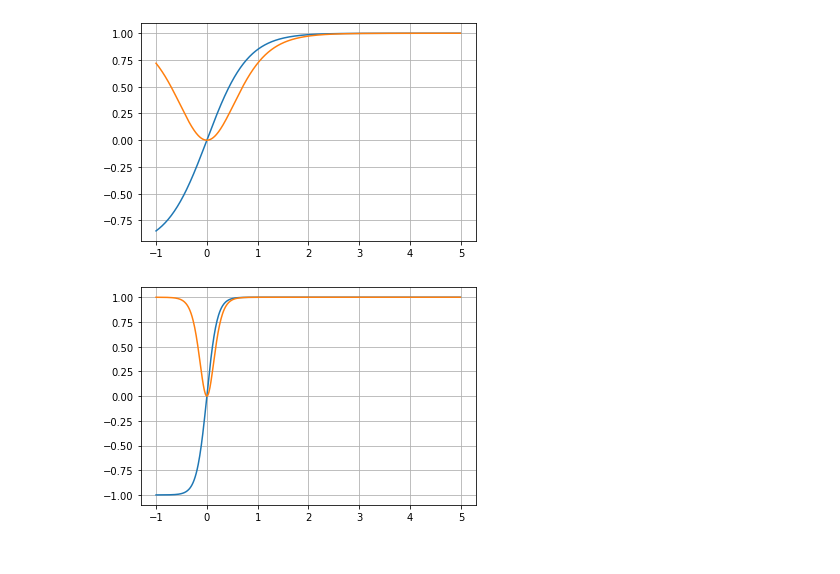
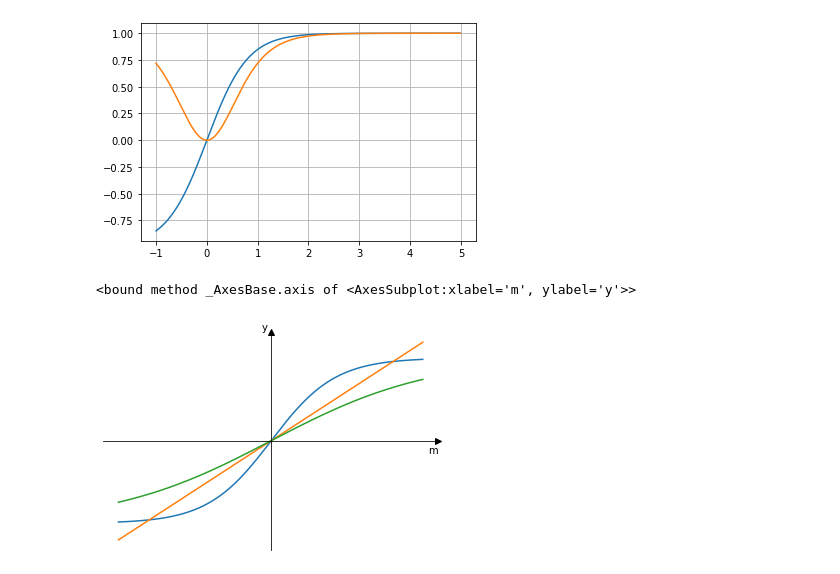
Before and after one commit to yamoyamoto/jupyter, a Jupyter notebook: fp_model/heaviside.ipynb, the cells around one changed output. Saved outputs shown, nothing was run; the diff lists cells and outputs as text; code cells hidden in the pictures.

```diff
--- a/fp_model/heaviside.ipynb
+++ b/fp_model/heaviside.ipynb
@@ -18,18 +18,42 @@ plt.show()
 # %% [output]
 [figure]
 # %%
-x = np.arange(-1, 5, 0.01) #
+from mpl_toolkits.axes_grid.axislines import SubplotZero
 
-T = 0.2
+x = np.arange(-1.2, 1.2, 0.01) #
+
+B = 2
 
 #　ステップ関数
-y_1 = np.tanh(x/T)
-y_2 = np.tanh(x/T) ** 2
+y_1 = np.tanh(2*x)
+y_2 = x
+y_3 = np.tanh(0.8*x)
+
 
 # グラフの設定
-plt.plot(x, y_1) # プロット
-plt.plot(x, y_2) # プロット
-plt.grid() # グリッド描画
-plt.show() # グラフを出力
+fig = plt.figure()
+ax= fig.add_subplot(1,1,1)
+
+ax.set_xticks([])
+ax.set_yticks([])
+
+ax.spines['bottom'].set_position(('data', 0))
+ax.spines['left'].set_position(('data', 0))
+ax.spines['top'].set_visible(False)
+ax.spines['right'].set_visible(False)
+
+ax.set_xlabel("m", loc="right")
+ax.set_ylabel("y", rotation=0, loc="top")
+
+ax.plot(1, 0, ">k", transform=ax.get_yaxis_transform(), clip_on=False)
+ax.plot(0, 1, "^k", transform=ax.get_xaxis_transform(), clip_on=False)
+
+print(ax.axis)
+
+ax.plot(x, y_1)
+ax.plot(x, y_2)
+ax.plot(x, y_3)
+plt.show()
 # %% [output]
+<bound method _AxesBase.axis of <AxesSubplot:xlabel='m', ylabel='y'>>
-[figure, old version]
+[figure, new version]
```
Also changed, not shown: 2 other files.
